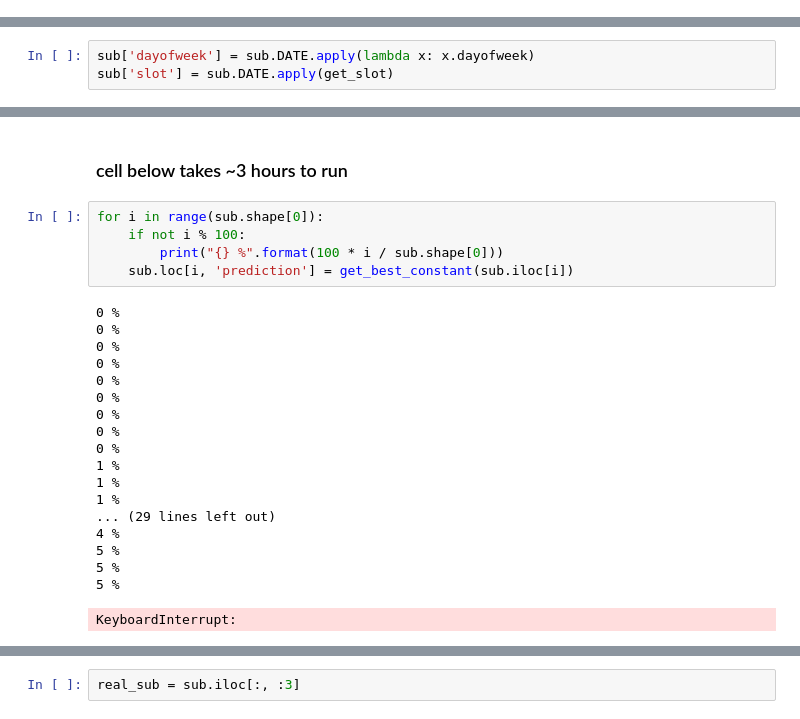
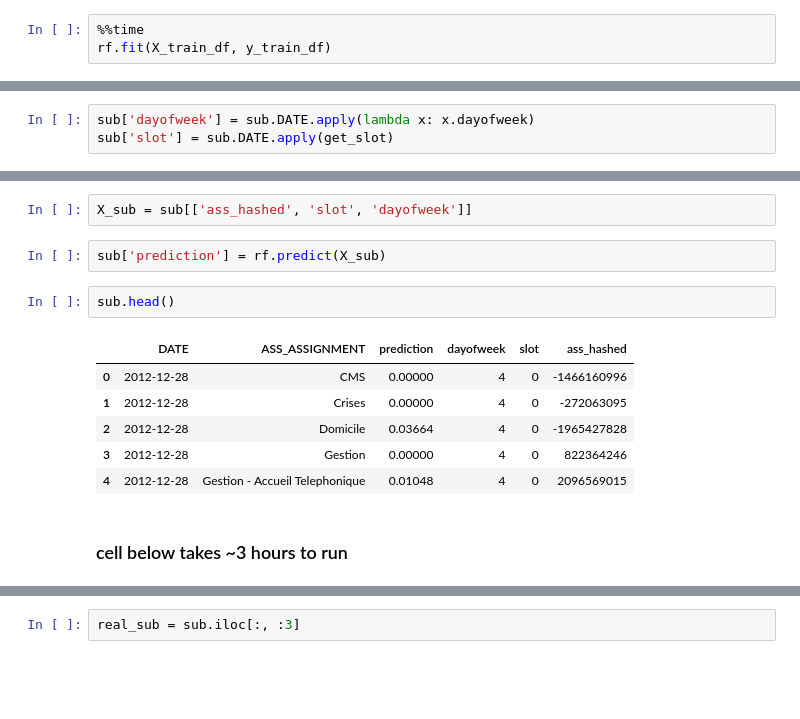
Before and after one commit to zhengying-liu/axa-data-challenge-yellow, a Jupyter notebook: challenge_chia-man.ipynb, the cells around one changed output, grey strips where cells are left out. Saved outputs shown, nothing was run; the diff lists cells and outputs as text; blank space fills up the shorter version.

```diff
--- a/challenge_chia-man.ipynb
+++ b/challenge_chia-man.ipynb
@@ -111,0 +101,3 @@ get_best_constant(df.iloc[10])
+# %%
+%%time
+rf.fit(X_train_df, y_train_df)
@@ -156,29 +193,18 @@ Wall time: 106 ms
+# %%
+X_sub = sub[['ass_hashed', 'slot', 'dayofweek']]
+# %%
+sub['prediction'] = rf.predict(X_sub)
+# %%
+sub.head()
+# %% [output]
+|  | DATE | ASS_ASSIGNMENT | prediction | dayofweek | slot | ass_hashed |
+| 0 | 2012-12-28 | CMS | 0.00000 | 4 | 0 | -1466160996 |
+| 1 | 2012-12-28 | Crises | 0.00000 | 4 | 0 | -272063095 |
+| 2 | 2012-12-28 | Domicile | 0.03664 | 4 | 0 | -1965427828 |
+| 3 | 2012-12-28 | Gestion | 0.00000 | 4 | 0 | 822364246 |
+| 4 | 2012-12-28 | Gestion - Accueil Telephonique | 0.01048 | 4 | 0 | 2096569015 |
 # %% [markdown]
 ### cell below takes ~3 hours to run
-# %%
-for i in range(sub.shape[0]):
-    if not i % 100:
-        print("{} %".format(100 * i / sub.shape[0]))
-    sub.loc[i, 'prediction'] = get_best_constant(sub.iloc[i])
-# %% [output]
-0 %
-0 %
-0 %
-0 %
-0 %
-0 %
-0 %
-0 %
-0 %
-1 %
-1 %
-1 %
-... (29 lines left out)
-4 %
-5 %
-5 %
-5 %
-KeyboardInterrupt:
 # %%
 sub.prediction.describe()
 # %% [output]
```
Also changed, not shown: parts of 32 cells of this notebook.
